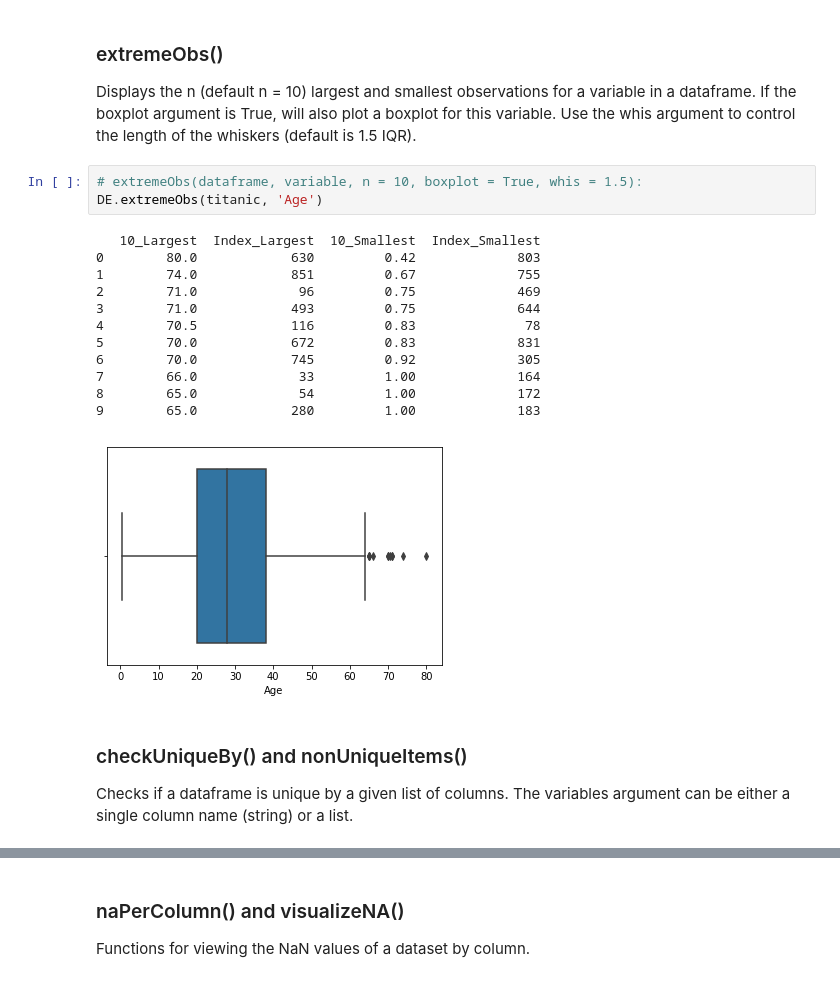
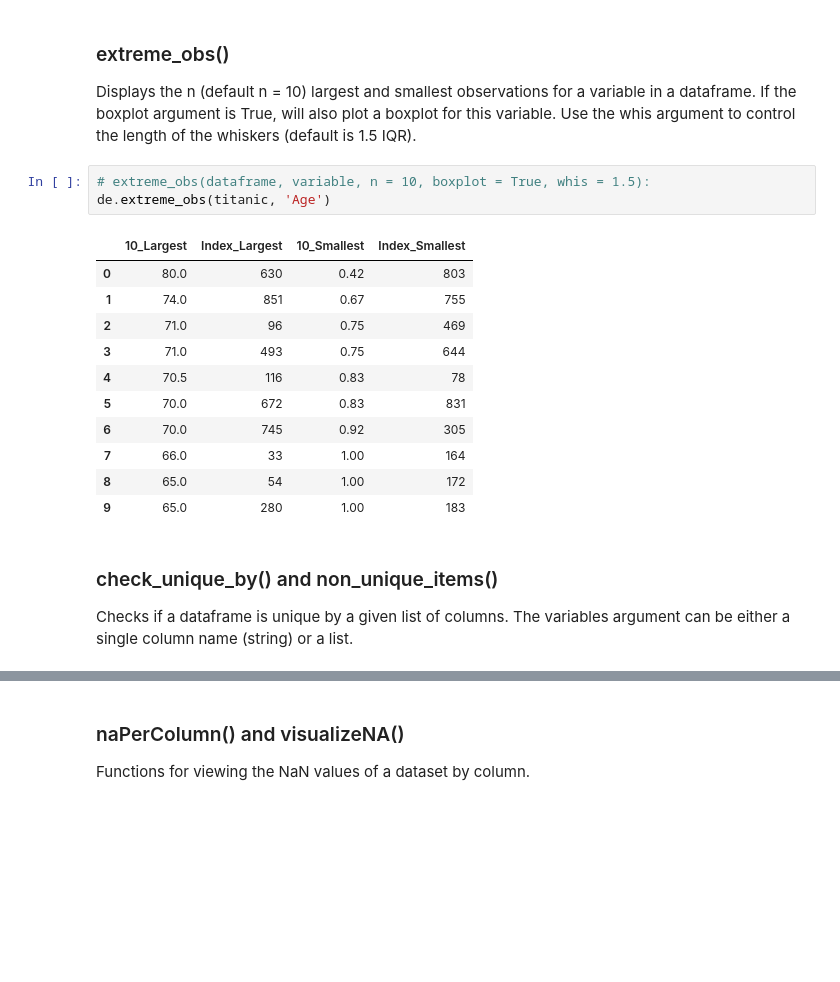
Before and after one commit to AdmiralWen/ds_tools, a Jupyter notebook: Examples/Examples.ipynb, the cells around one changed output, grey strips where cells are left out. Cells and saved outputs as stored; diff of their text form; blank space fills up the shorter version.

```diff
--- a/Examples/Examples.ipynb
+++ b/Examples/Examples.ipynb
@@ -42,25 +44,24 @@ DE.dataInfo(titanic)
 | Cabin | object | 204 | 148 | 687 | 77.10% |
 | Embarked | object | 889 | 4 | 2 | 0.22% |
 # %% [markdown]
-### extremeObs()
+### extreme_obs()
 Displays the n (default n = 10) largest and smallest observations for a variable in a dataframe. If the boxplot argument is True, will also plot a boxplot for this variable. Use the whis argument to control the length of the whiskers (default is 1.5 IQR).
 # %%
-# extremeObs(dataframe, variable, n = 10, boxplot = True, whis = 1.5):
-DE.extremeObs(titanic, 'Age')
+# extreme_obs(dataframe, variable, n = 10, boxplot = True, whis = 1.5):
+de.extreme_obs(titanic, 'Age')
 # %% [output]
-   10_Largest  Index_Largest  10_Smallest  Index_Smallest
-0        80.0            630         0.42             803
-1        74.0            851         0.67             755
-2        71.0             96         0.75             469
-3        71.0            493         0.75             644
-4        70.5            116         0.83              78
-5        70.0            672         0.83             831
-6        70.0            745         0.92             305
-7        66.0             33         1.00             164
-8        65.0             54         1.00             172
-9        65.0            280         1.00             183
-[figure, removed]
+|  | 10_Largest | Index_Largest | 10_Smallest | Index_Smallest |
+| 0 | 80.0 | 630 | 0.42 | 803 |
+| 1 | 74.0 | 851 | 0.67 | 755 |
+| 2 | 71.0 | 96 | 0.75 | 469 |
+| 3 | 71.0 | 493 | 0.75 | 644 |
+| 4 | 70.5 | 116 | 0.83 | 78 |
+| 5 | 70.0 | 672 | 0.83 | 831 |
+| 6 | 70.0 | 745 | 0.92 | 305 |
+| 7 | 66.0 | 33 | 1.00 | 164 |
+| 8 | 65.0 | 54 | 1.00 | 172 |
+| 9 | 65.0 | 280 | 1.00 | 183 |
 # %% [markdown]
-### checkUniqueBy() and nonUniqueItems()
+### check_unique_by() and non_unique_items()
 Checks if a dataframe is unique by a given list of columns. The variables argument can be either a single column name (string) or a list.
 # %%
```
Also changed, not shown: parts of 20 cells of this notebook, 1 other file.
